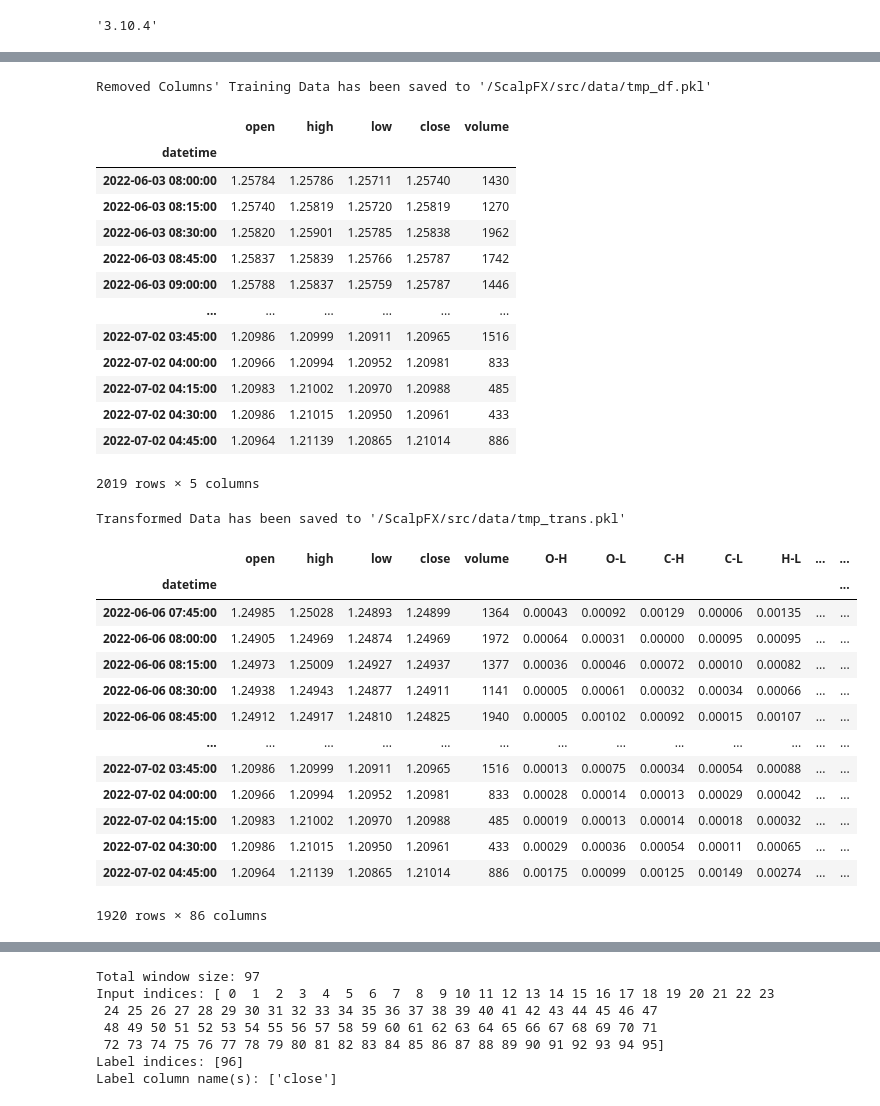
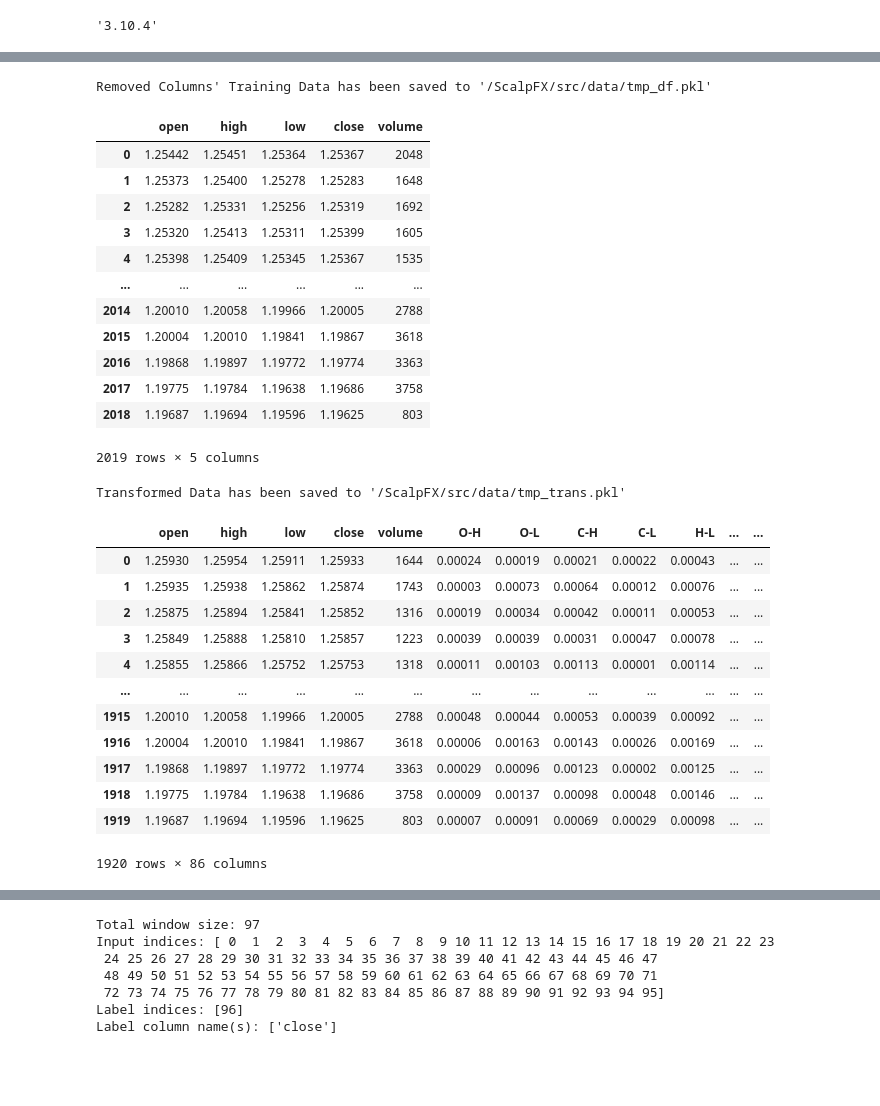
Before and after one commit to zaimzazali/ScalpFX, a Jupyter notebook: src/model_trainer.ipynb, the cells around one changed output, grey strips where cells are left out. Saved outputs shown, nothing was run; the diff lists cells and outputs as text; code cells hidden in the pictures; blank space fills up the shorter version.

```diff
--- a/src/model_trainer.ipynb
+++ b/src/model_trainer.ipynb
@@ -137,7 +131,7 @@ verbose = False
 
 df = pd.read_pickle(filePathToRead)
 
-df.index = pd.to_datetime(df['datetime'], format='%Y-%m-%d %H:%M:%S')
+# df.index = pd.to_datetime(df['datetime'], format='%Y-%m-%d %H:%M:%S')
 working_df = df.drop(columns=columnNames)
 
 if verbose:
@@ -152,49 +146,49 @@ working_df
 # %% [output]
 Removed Columns' Training Data has been saved to '/ScalpFX/src/data/tmp_df.pkl'
 |  | open | high | low | close | volume |
-| datetime |  |  |  |  |  |
-| 2022-06-03 08:00:00 | 1.25784 | 1.25786 | 1.25711 | 1.25740 | 1430 |
-| 2022-06-03 08:15:00 | 1.25740 | 1.25819 | 1.25720 | 1.25819 | 1270 |
-| 2022-06-03 08:30:00 | 1.25820 | 1.25901 | 1.25785 | 1.25838 | 1962 |
-| 2022-06-03 08:45:00 | 1.25837 | 1.25839 | 1.25766 | 1.25787 | 1742 |
-| 2022-06-03 09:00:00 | 1.25788 | 1.25837 | 1.25759 | 1.25787 | 1446 |
+| 0 | 1.25442 | 1.25451 | 1.25364 | 1.25367 | 2048 |
+| 1 | 1.25373 | 1.25400 | 1.25278 | 1.25283 | 1648 |
+| 2 | 1.25282 | 1.25331 | 1.25256 | 1.25319 | 1692 |
+| 3 | 1.25320 | 1.25413 | 1.25311 | 1.25399 | 1605 |
+| 4 | 1.25398 | 1.25409 | 1.25345 | 1.25367 | 1535 |
 | ... | ... | ... | ... | ... | ... |
-| 2022-07-02 03:45:00 | 1.20986 | 1.20999 | 1.20911 | 1.20965 | 1516 |
-| 2022-07-02 04:00:00 | 1.20966 | 1.20994 | 1.20952 | 1.20981 | 833 |
-| 2022-07-02 04:15:00 | 1.20983 | 1.21002 | 1.20970 | 1.20988 | 485 |
-| 2022-07-02 04:30:00 | 1.20986 | 1.21015 | 1.20950 | 1.20961 | 433 |
-| 2022-07-02 04:45:00 | 1.20964 | 1.21139 | 1.20865 | 1.21014 | 886 |
+| 2014 | 1.20010 | 1.20058 | 1.19966 | 1.20005 | 2788 |
+| 2015 | 1.20004 | 1.20010 | 1.19841 | 1.19867 | 3618 |
+| 2016 | 1.19868 | 1.19897 | 1.19772 | 1.19774 | 3363 |
+| 2017 | 1.19775 | 1.19784 | 1.19638 | 1.19686 | 3758 |
+| 2018 | 1.19687 | 1.19694 | 1.19596 | 1.19625 | 803 |
 2019 rows × 5 columns
 # %%
 # def transformData(filePathToRead, filePathToWrite, verbose=False):
 filePathToRead = TMP_DF_PATH
 filePathToWrite = TMP_TRANS_PATH
 verbose = False
 
 df = pd.read_pickle(filePathToRead)
 
 working_df = dataTransformer.calcFeaturesEngineering(df, verbose=verbose)
 working_df = dataTransformer.calcTA(working_df, verbose=verbose)
+working_df = working_df.reset_index()
+working_df = working_df.drop(['index'], axis = 1)
 
 working_df.to_pickle(filePathToWrite)
 print(f"Transformed Data has been saved to '{filePathToWrite}'\n")
 
 working_df
 # %% [output]
 Transformed Data has been saved to '/ScalpFX/src/data/tmp_trans.pkl'
 |  | open | high | low | close | volume | O-H | O-L | C-H | C-L | H-L | ... | ... |
-| datetime |  |  |  |  |  |  |  |  |  |  |  | ... |
-| 2022-06-06 07:45:00 | 1.24985 | 1.25028 | 1.24893 | 1.24899 | 1364 | 0.00043 | 0.00092 | 0.00129 | 0.00006 | 0.00135 | ... | ... |
-| 2022-06-06 08:00:00 | 1.24905 | 1.24969 | 1.24874 | 1.24969 | 1972 | 0.00064 | 0.00031 | 0.00000 | 0.00095 | 0.00095 | ... | ... |
-| 2022-06-06 08:15:00 | 1.24973 | 1.25009 | 1.24927 | 1.24937 | 1377 | 0.00036 | 0.00046 | 0.00072 | 0.00010 | 0.00082 | ... | ... |
-| 2022-06-06 08:30:00 | 1.24938 | 1.24943 | 1.24877 | 1.24911 | 1141 | 0.00005 | 0.00061 | 0.00032 | 0.00034 | 0.00066 | ... | ... |
-| 2022-06-06 08:45:00 | 1.24912 | 1.24917 | 1.24810 | 1.24825 | 1940 | 0.00005 | 0.00102 | 0.00092 | 0.00015 | 0.00107 | ... | ... |
+| 0 | 1.25930 | 1.25954 | 1.25911 | 1.25933 | 1644 | 0.00024 | 0.00019 | 0.00021 | 0.00022 | 0.00043 | ... | ... |
+| 1 | 1.25935 | 1.25938 | 1.25862 | 1.25874 | 1743 | 0.00003 | 0.00073 | 0.00064 | 0.00012 | 0.00076 | ... | ... |
+| 2 | 1.25875 | 1.25894 | 1.25841 | 1.25852 | 1316 | 0.00019 | 0.00034 | 0.00042 | 0.00011 | 0.00053 | ... | ... |
+| 3 | 1.25849 | 1.25888 | 1.25810 | 1.25857 | 1223 | 0.00039 | 0.00039 | 0.00031 | 0.00047 | 0.00078 | ... | ... |
+| 4 | 1.25855 | 1.25866 | 1.25752 | 1.25753 | 1318 | 0.00011 | 0.00103 | 0.00113 | 0.00001 | 0.00114 | ... | ... |
 | ... | ... | ... | ... | ... | ... | ... | ... | ... | ... | ... | ... | ... |
-| 2022-07-02 03:45:00 | 1.20986 | 1.20999 | 1.20911 | 1.20965 | 1516 | 0.00013 | 0.00075 | 0.00034 | 0.00054 | 0.00088 | ... | ... |
-| 2022-07-02 04:00:00 | 1.20966 | 1.20994 | 1.20952 | 1.20981 | 833 | 0.00028 | 0.00014 | 0.00013 | 0.00029 | 0.00042 | ... | ... |
-| 2022-07-02 04:15:00 | 1.20983 | 1.21002 | 1.20970 | 1.20988 | 485 | 0.00019 | 0.00013 | 0.00014 | 0.00018 | 0.00032 | ... | ... |
-| 2022-07-02 04:30:00 | 1.20986 | 1.21015 | 1.20950 | 1.20961 | 433 | 0.00029 | 0.00036 | 0.00054 | 0.00011 | 0.00065 | ... | ... |
-| 2022-07-02 04:45:00 | 1.20964 | 1.21139 | 1.20865 | 1.21014 | 886 | 0.00175 | 0.00099 | 0.00125 | 0.00149 | 0.00274 | ... | ... |
+| 1915 | 1.20010 | 1.20058 | 1.19966 | 1.20005 | 2788 | 0.00048 | 0.00044 | 0.00053 | 0.00039 | 0.00092 | ... | ... |
+| 1916 | 1.20004 | 1.20010 | 1.19841 | 1.19867 | 3618 | 0.00006 | 0.00163 | 0.00143 | 0.00026 | 0.00169 | ... | ... |
+| 1917 | 1.19868 | 1.19897 | 1.19772 | 1.19774 | 3363 | 0.00029 | 0.00096 | 0.00123 | 0.00002 | 0.00125 | ... | ... |
+| 1918 | 1.19775 | 1.19784 | 1.19638 | 1.19686 | 3758 | 0.00009 | 0.00137 | 0.00098 | 0.00048 | 0.00146 | ... | ... |
+| 1919 | 1.19687 | 1.19694 | 1.19596 | 1.19625 | 803 | 0.00007 | 0.00091 | 0.00069 | 0.00029 | 0.00098 | ... | ... |
 1920 rows × 86 columns
 # %%
 # def normalisedDataframe(filePathToRead, filePathToWrite, verbose=False):
```
Also changed, not shown: parts of 51 cells of this notebook, 2 other files.
